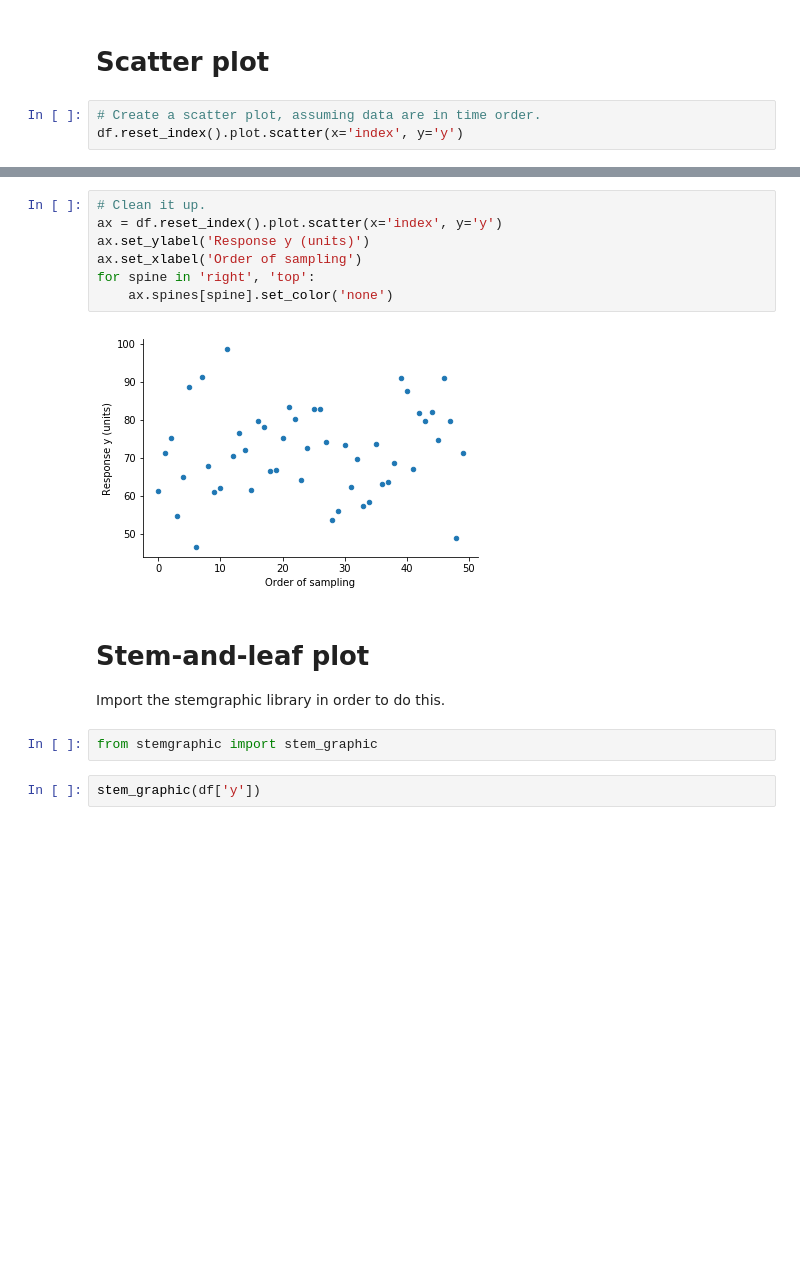
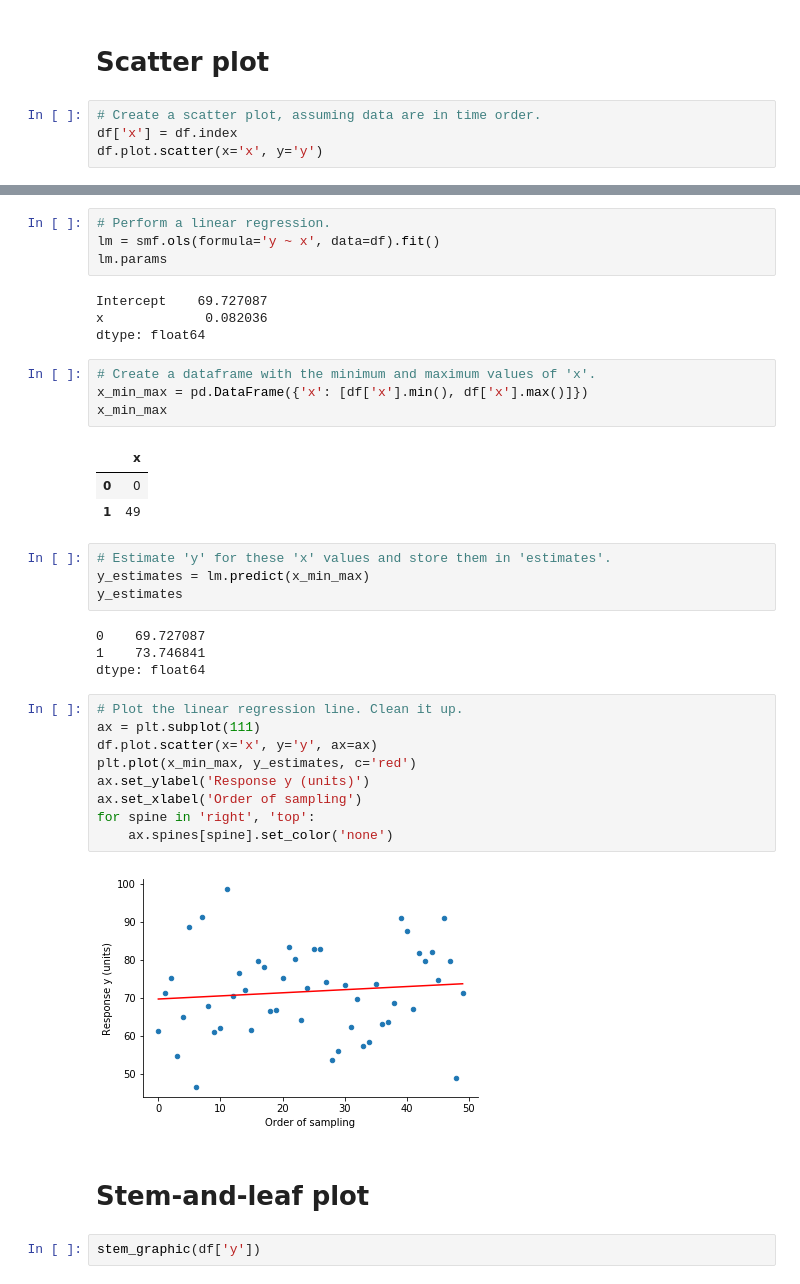
Before and after one commit to gillespilon/basic_graphics, a Jupyter notebook: basic_graphics_single_column.ipynb, the cells around one changed output, grey strips where cells are left out. Drawn from its saved outputs; the diff is of its cells as text; blank space fills up the shorter version.

Commit message:
mod added linear regression line to the scatter plot

```diff
--- a/basic_graphics_single_column.ipynb
+++ b/basic_graphics_single_column.ipynb
@@ -180,6 +186,7 @@ df['y'].plot.hist(bins=15)
 # Scatter plot
 # %%
 # Create a scatter plot, assuming data are in time order.
-df.reset_index().plot.scatter(x='index', y='y')
+df['x'] = df.index
+df.plot.scatter(x='x', y='y')
 # %% [output]
 <matplotlib.axes._subplots.AxesSubplot at 0x...>
@@ -187,18 +194,40 @@ df.reset_index().plot.scatter(x='index', y='y')
+# %%
+# Perform a linear regression.
+lm = smf.ols(formula='y ~ x', data=df).fit()
+lm.params
+# %% [output]
+Intercept    69.727087
+x             0.082036
+dtype: float64
+# %%
+# Create a dataframe with the minimum and maximum values of 'x'.
+x_min_max = pd.DataFrame({'x': [df['x'].min(), df['x'].max()]})
+x_min_max
+# %% [output]
+|  | x |
+| 0 | 0 |
+| 1 | 49 |
+# %%
+# Estimate 'y' for these 'x' values and store them in 'estimates'.
+y_estimates = lm.predict(x_min_max)
+y_estimates
+# %% [output]
+0    69.727087
+1    73.746841
+dtype: float64
 # %%
-# Clean it up.
-ax = df.reset_index().plot.scatter(x='index', y='y')
+# Plot the linear regression line. Clean it up.
+ax = plt.subplot(111)
+df.plot.scatter(x='x', y='y', ax=ax)
+plt.plot(x_min_max, y_estimates, c='red')
 ax.set_ylabel('Response y (units)')
 ax.set_xlabel('Order of sampling')
 for spine in 'right', 'top':
     ax.spines[spine].set_color('none')
 # %% [output]
-[figure, old version]
+[figure, new version]
 # %% [markdown]
 # Stem-and-leaf plot
-
-Import the stemgraphic library in order to do this.
-# %%
-from stemgraphic import stem_graphic
 # %%
 stem_graphic(df['y'])
 # %% [output]
```
Also changed, not shown: parts of 6 cells of this notebook.
